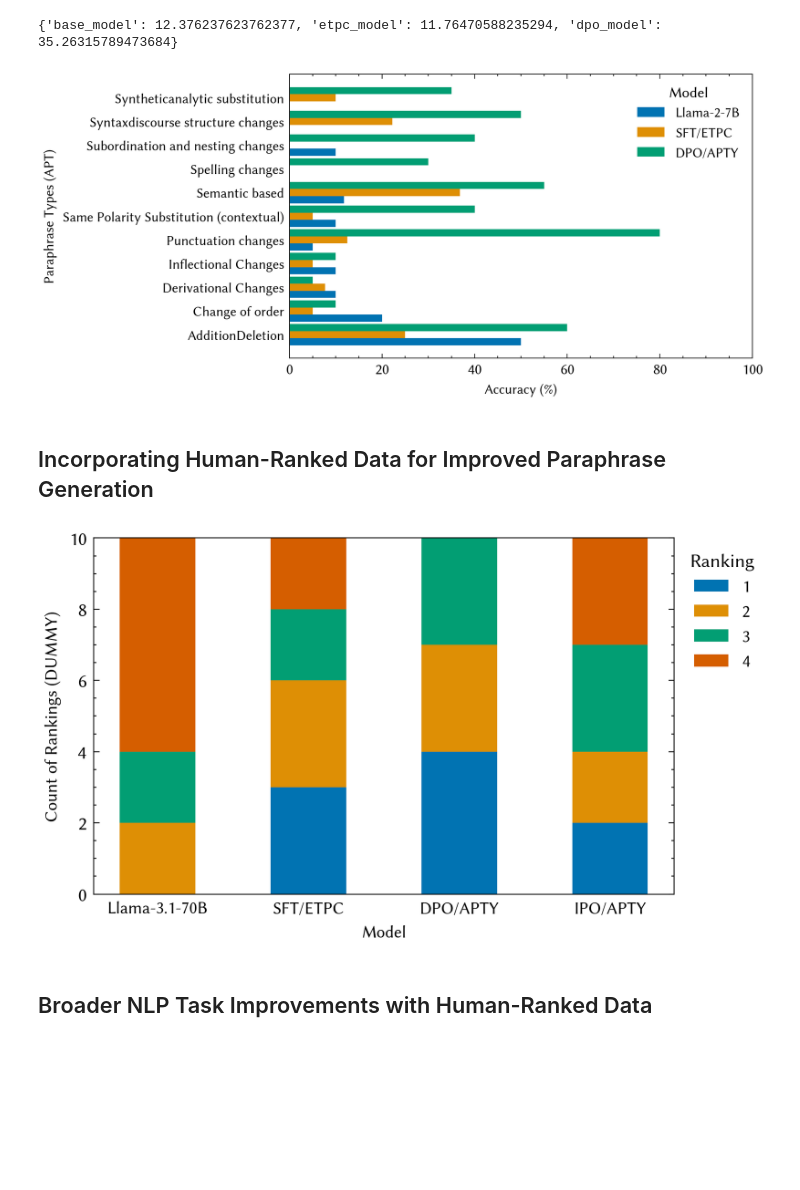
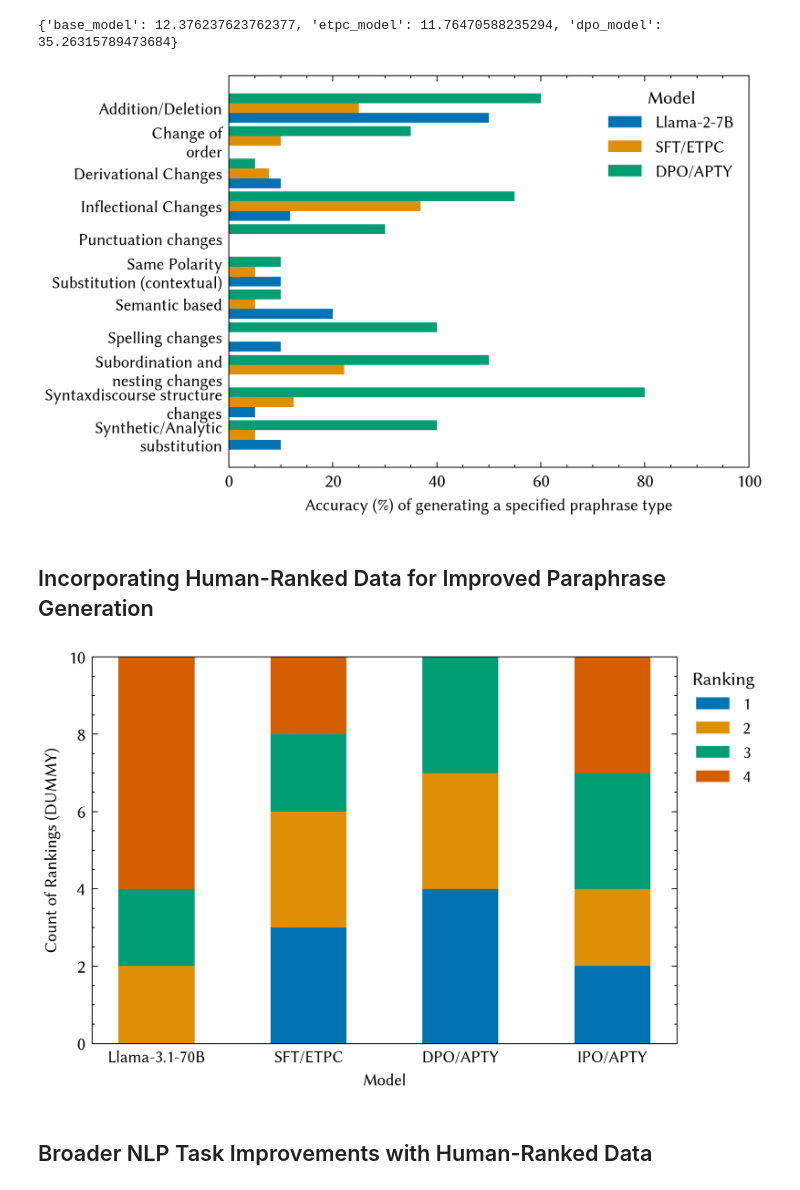
Before and after one commit to cluebbers/dpo-rlhf-paraphrase-types, a Jupyter notebook: notebooks/plots.ipynb, the cells around one changed output. Cells and saved outputs as stored; diff of their text form; code cells hidden in the pictures; blank space fills up the shorter version.

```diff
--- a/notebooks/plots.ipynb
+++ b/notebooks/plots.ipynb
@@ -133,7 +163,7 @@ apt_percentages = {
 }
 # %%
 # Create a set of unique APT values and models in the specified order
-apt_values = sorted(set(apt for _, apt in apt_percentages.keys()))
+apt_values = set(apt for _, apt in apt_percentages.keys())
 models = ["base_model", "etpc_model", "dpo_model"]  # Ordered list of models
 model_labels = {
     "base_model": "Llama-2-7B",
@@ -141,43 +171,48 @@ model_labels = {
     "dpo_model": "DPO/APTY"
 }
 
-# Create data for plotting
-y = np.arange(len(apt_values))  # the label locations for the y-axis
-width = 0.3  # the width of the bars
+
 
 # Create a dictionary to hold accuracy values for each model across APTs
 model_accuracies = {
     model: [apt_percentages.get((model, apt), 0) for apt in apt_values]
     for model in models
 }
 
+mapped_apt_values = {PARAPHRASE_TYPE_MAPPING.get(apt, apt) for apt in apt_values}
+sorted_apt_values = sorted(mapped_apt_values, reverse=True)
+sorted_apt_values = [add_line_breaks(apt, n=2) for apt in sorted_apt_values]
+
+# Create data for plotting
+y = np.arange(len(sorted_apt_values))  # the label locations for the y-axis
+width = 0.3  # the width of the bars
+
 # Create the plot
-fig, ax = plt.subplots(figsize=(width1, height1), dpi=300)
+fig, ax = plt.subplots(figsize=(width1, height1), dpi=300, constrained_layout=True)
 plt.style.use(['science', 'no-latex'])
 sns.set_palette("colorblind")
 rcParams['font.family'] = 'sans-serif'
 rcParams['font.sans-serif'] = ['Linux Biolinum O', 'Linux Biolinum', 'Biolinum']
 
 # Plot each model's accuracy as a separate set of horizontal bars
 for i, model in enumerate(models):
     plt.barh(y + i * width, model_accuracies[model], height=width, label=model_labels[model])
 
 # Add labels and title
-plt.ylabel('Paraphrase Types (APT)', fontsize=9)
-plt.xlabel('Accuracy (%)', fontsize=9)
-plt.yticks(y + width * (len(models) - 1) / 2, apt_values, fontsize=9)
+plt.xlabel('Accuracy (%) of generating a specified praphrase type', fontsize=9)
+ax.set_yticks(y + width * (len(models) - 1) / 2, labels=sorted_apt_values, fontsize=9)
 plt.xlim(0, 100)
 plt.legend(title='Model', fontsize=9)
 
 ax.tick_params(axis='y', which='both', left=False, right=False)
 
 output_path = os.path.join(output_dir, "llama_type_ranking.pdf")
 plt.savefig(output_path, dpi=300)
 
 # Display the plot
 plt.show()
 # %% [output]
-[figure, old version]
+[figure, new version]
 # %% [markdown]
 ## Incorporating Human-Ranked Data for Improved Paraphrase Generation
 # %%
@@ -200,7 +235,7 @@ rank_counts_with_base = rank_counts_with_base.transpose()
 
 # Plot the stacked bar chart with the base model
 # Set figure size
-fig, ax = plt.subplots(figsize=(width1, height1), dpi=300)
+fig, ax = plt.subplots(figsize=(width1, height1), dpi=300, constrained_layout=True)
 plt.style.use(['science', 'no-latex'])
 sns.set_palette("colorblind")
 rcParams['font.family'] = 'sans-serif'
@@ -235,7 +270,7 @@ plt.savefig(output_path, dpi=300)
 # Show the plot
 plt.show()
 # %% [output]
-[figure, old version]
+[figure, new version]
 # %% [markdown]
 ## Broader NLP Task Improvements with Human-Ranked Data
 # %%
```
Also changed, not shown: parts of 7 cells of this notebook.
